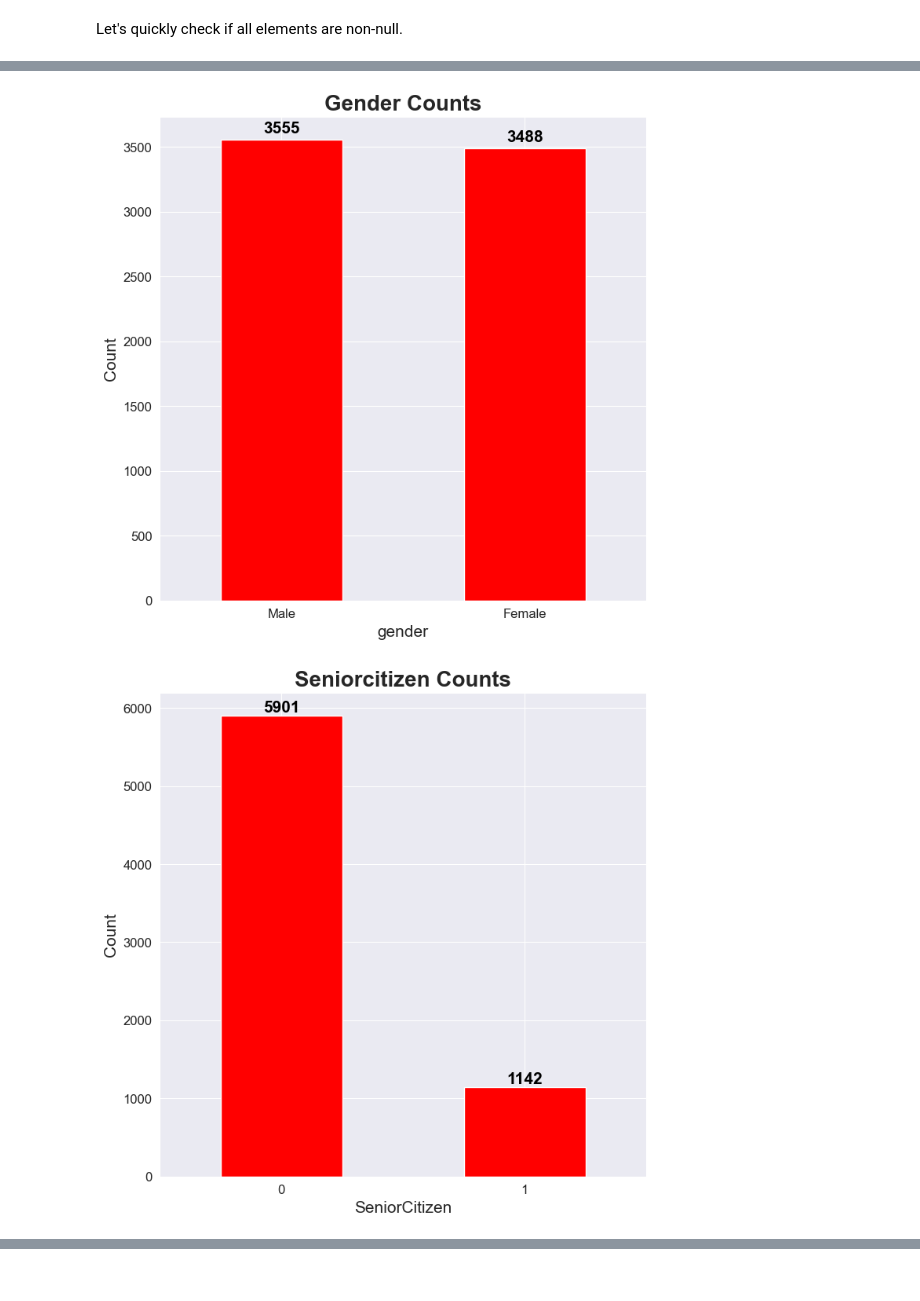
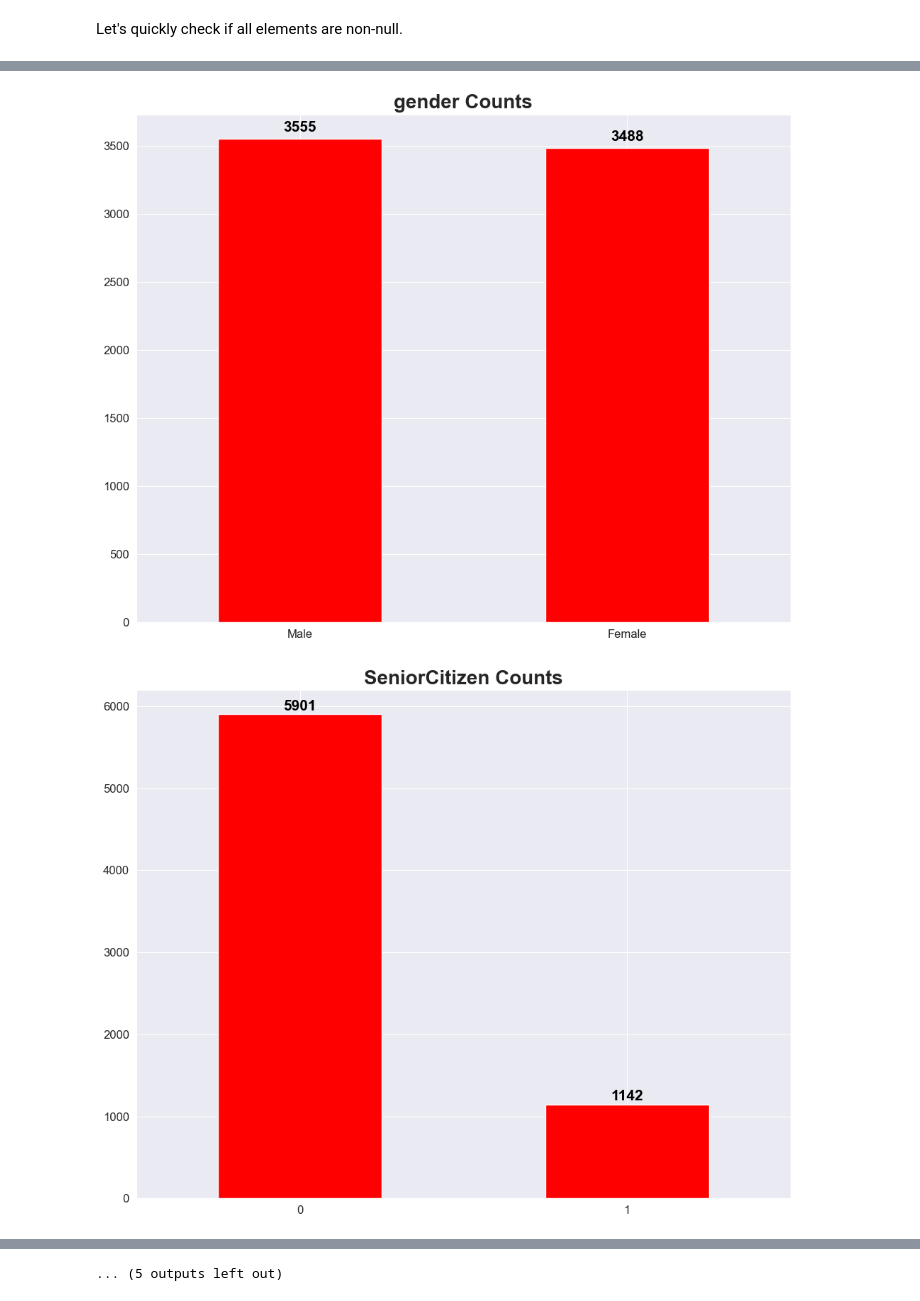
Before and after one commit to Brian-Jacob/Churn_Analysis, a Jupyter notebook: Churn_Analysis.ipynb, the cells around one changed output, grey strips where cells are left out. Cells and saved outputs as stored; diff of their text form; code cells hidden in the pictures.

```diff
--- a/Churn_Analysis.ipynb
+++ b/Churn_Analysis.ipynb
@@ -73,17 +52,18 @@ dtypes: float64(1), int64(2), object(18)
 memory usage: 1.1+ MB
 # %%
 def plot_col(col_names:str,color:str = "blue") -> plt.axes or str:
-    plt.figure(figsize=(8,8));
+    plt.figure(figsize=(10,8));
     ax1 = (
         churn_df.
         value_counts(subset=col_names).
         plot(kind='bar',color=color,rot=0,fontsize=12)
     );
     # dir(ax1)
-    ax1.set_xlabel(xlabel=col_names,size=15,fontname='Arial');
-    ax1.set_ylabel(ylabel='Count',size=15,fontname='Arial');
-    ax1.set_title(label=f'{str.capitalize(col_names)} Counts',size=20,fontname='Arial',fontweight='bold');
+    ax1.set_xlabel(xlabel="");
+    ax1.set_ylabel(ylabel="");
+    ax1.set_title(label=f'{col_names} Counts',size=20,fontname='Arial',fontweight='bold');
     for sub_ax in ax1.patches:
         plt.text(x=sub_ax.get_x()+(sub_ax.get_width()/2),y=sub_ax.get_height()+50,s=str(sub_ax.get_height()),fontname='Arial',fontsize=15,ha='center',color='black',fontweight='bold');
+    plt.tight_layout();
     plt.show()
     return ax1
@@ -90,9 +72,8 @@ def plot_col(col_names:str,color:str = "blue") -> plt.axes or str:
 # %%
-categorical_ls = []
-for col in churn_df.columns:
-    if len(churn_df[col].unique()) == 2:
-        categorical_ls.append(col)
-        plot_col(col,color = "red")
+categorical_cond = (churn_df.nunique() < 5);
+categorical_ls = churn_df.columns[categorical_cond] # Gets all columns that have 5 or lower values
+for col in categorical_ls:
+    plot_col(col,color = "red")
 # %% [output]
-[figure, old version]
+[figure, new version]
-[figure, old version]
+[figure, new version]
@@ -104,3 +90,4 @@ for col in churn_df.columns:
+... (5 outputs left out)
 # %% [markdown]
 ### __Results from plots above__:
 1. There are approximately an equal amount of males and females in the dataset
```
Also changed, not shown: parts of 27 cells of this notebook.
